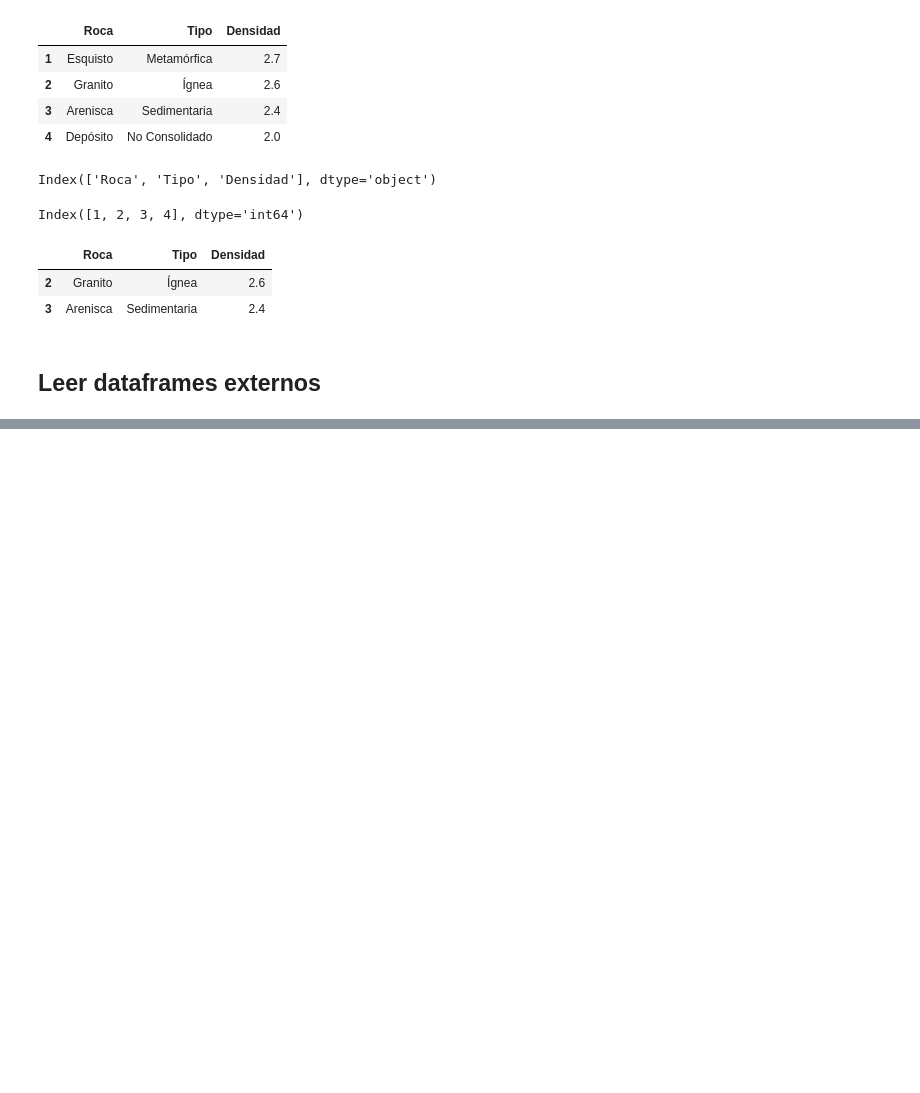
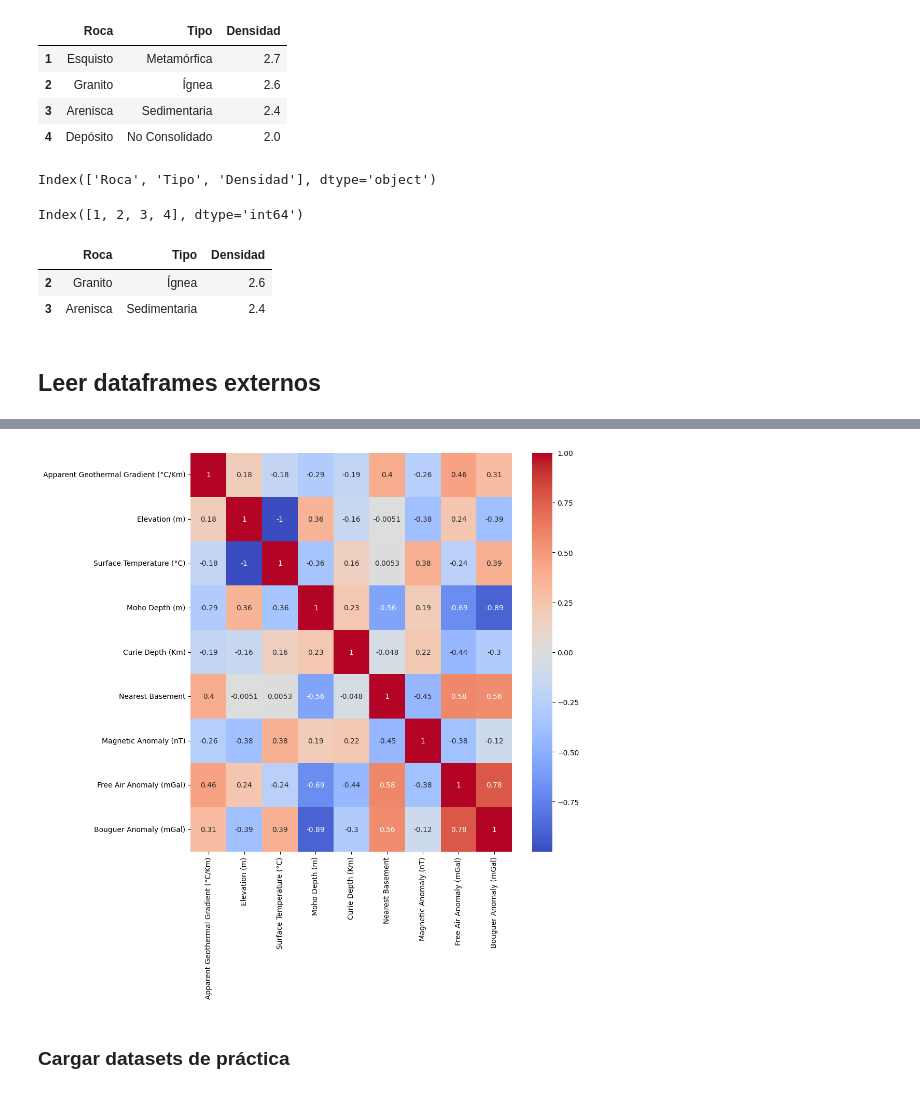
Before and after one commit to jcmefra/curso_python_git, a Jupyter notebook: modulo_1/pandas.ipynb, the cells around one changed output, grey strips where cells are left out. Saved outputs shown, nothing was run; the diff lists cells and outputs as text; code cells hidden in the pictures; blank space fills up the shorter version.

```diff
--- a/modulo_1/pandas.ipynb
+++ b/modulo_1/pandas.ipynb
@@ -72,0 +655,18 @@ FileNotFoundError: [Errno 2] No such file or directory: 'modulo_1\\datos\\Volcan
+# %%
+selected_columns = ['Apparent Geothermal Gradient (°C/Km)',
+       'Elevation (m)', 'Surface Temperature (°C)',
+       'Moho Depth (m)', 'Curie Depth (Km)', 'Nearest Basement',
+       'Magnetic Anomaly (nT)', 'Free Air Anomaly (mGal)',
+       'Bouguer Anomaly (mGal)']
+# %%
+selected_data = df_gradient[selected_columns]
+# %%
+corr_matrix = selected_data.corr()
+
+plt.figure(figsize=(10, 10))
+sns.heatmap(corr_matrix, annot=True, cmap='coolwarm')
+plt.show()
+# %% [output]
+[figure, added]
+# %% [markdown]
+### Cargar datasets de práctica
```
Also changed, not shown: parts of 84 cells of this notebook, 1 other file.
